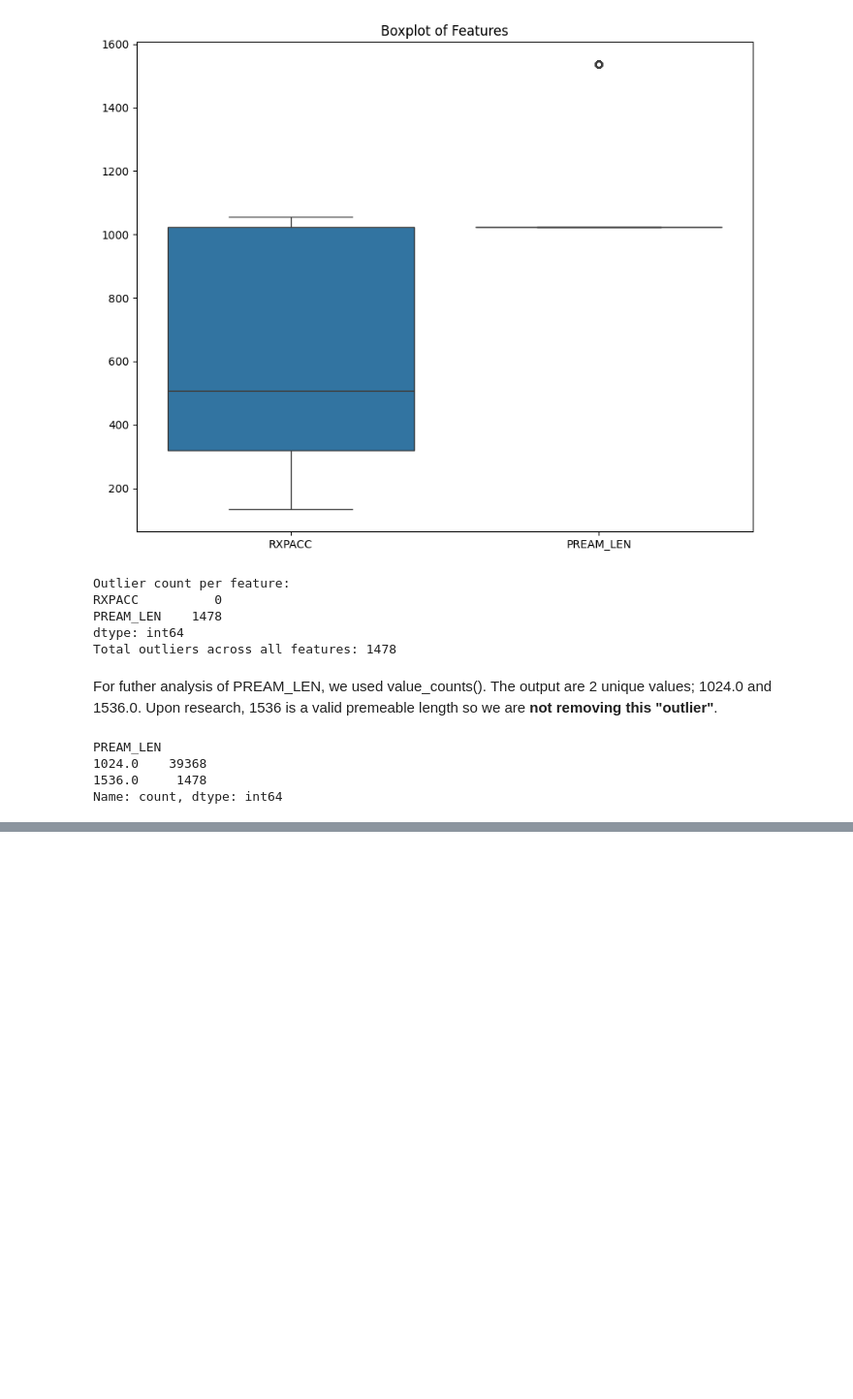
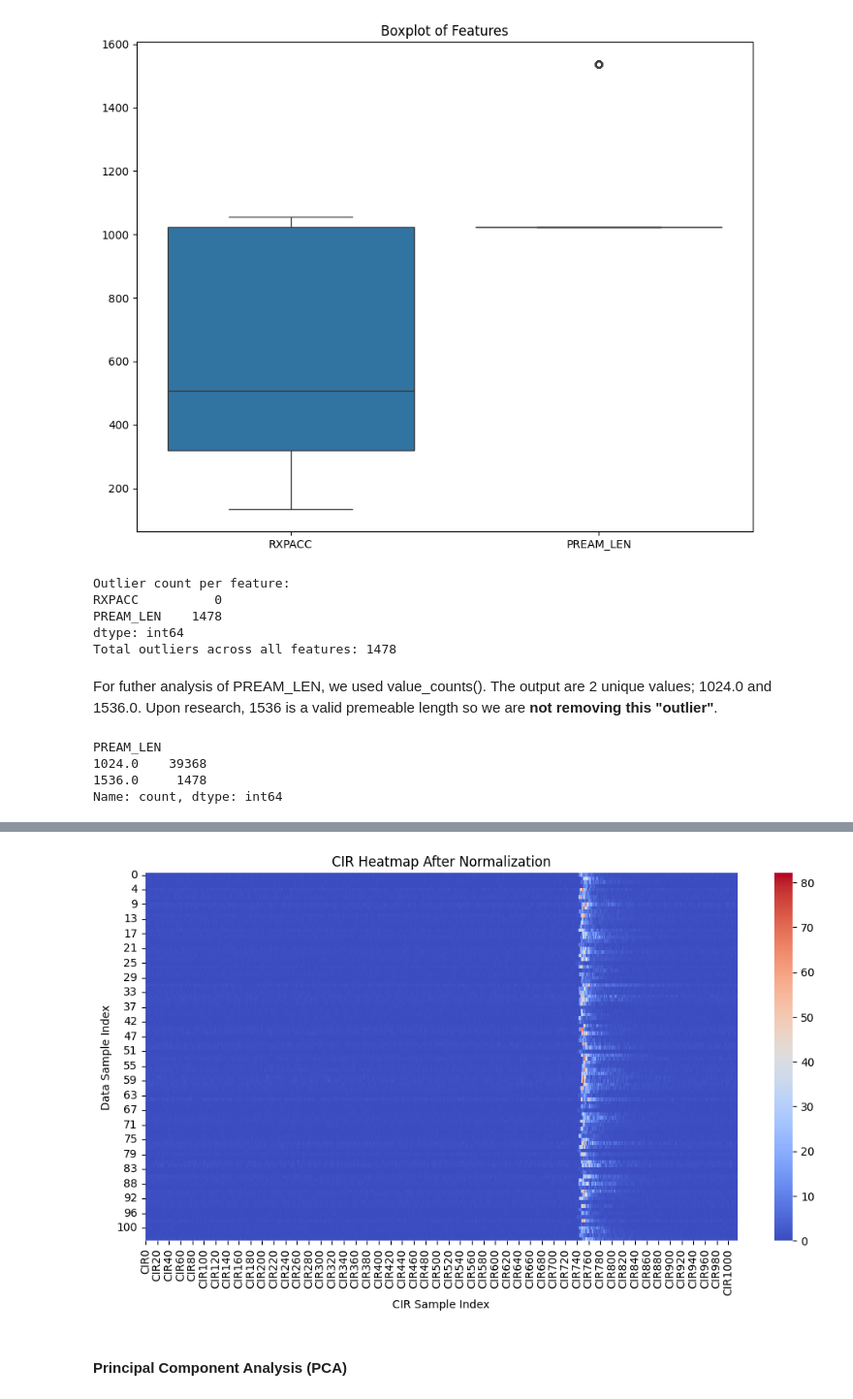
Before and after one commit to janaveniice/UoG-DA_Group17, a Jupyter notebook: distance-estimator-model/model.ipynb, the cells around one changed output, grey strips where cells are left out. Shown at 97% size. Drawn from its saved outputs; the diff is of its cells as text; code cells hidden in the pictures; blank space fills up the shorter version.

```diff
--- a/distance-estimator-model/model.ipynb
+++ b/distance-estimator-model/model.ipynb
@@ -329,3 +351,14 @@ As seen below, we managed to reduce CIR's dimensions by 136 dimensions using PCA
+# %%
+plt.figure(figsize=(12, 6))
+sns.heatmap(df_cleaned.iloc[:100, 15:], cmap="coolwarm")
+plt.xlabel("CIR Sample Index")
+plt.ylabel("Data Sample Index")
+plt.title("CIR Heatmap After Normalization")
+plt.show()
+# %% [output]
+[figure, added]
+# %% [markdown]
+#### **Principal Component Analysis (PCA)**
 # %%
 from sklearn.decomposition import PCA
 from sklearn.preprocessing import StandardScaler
```
Also changed, not shown: parts of 15 cells of this notebook.
